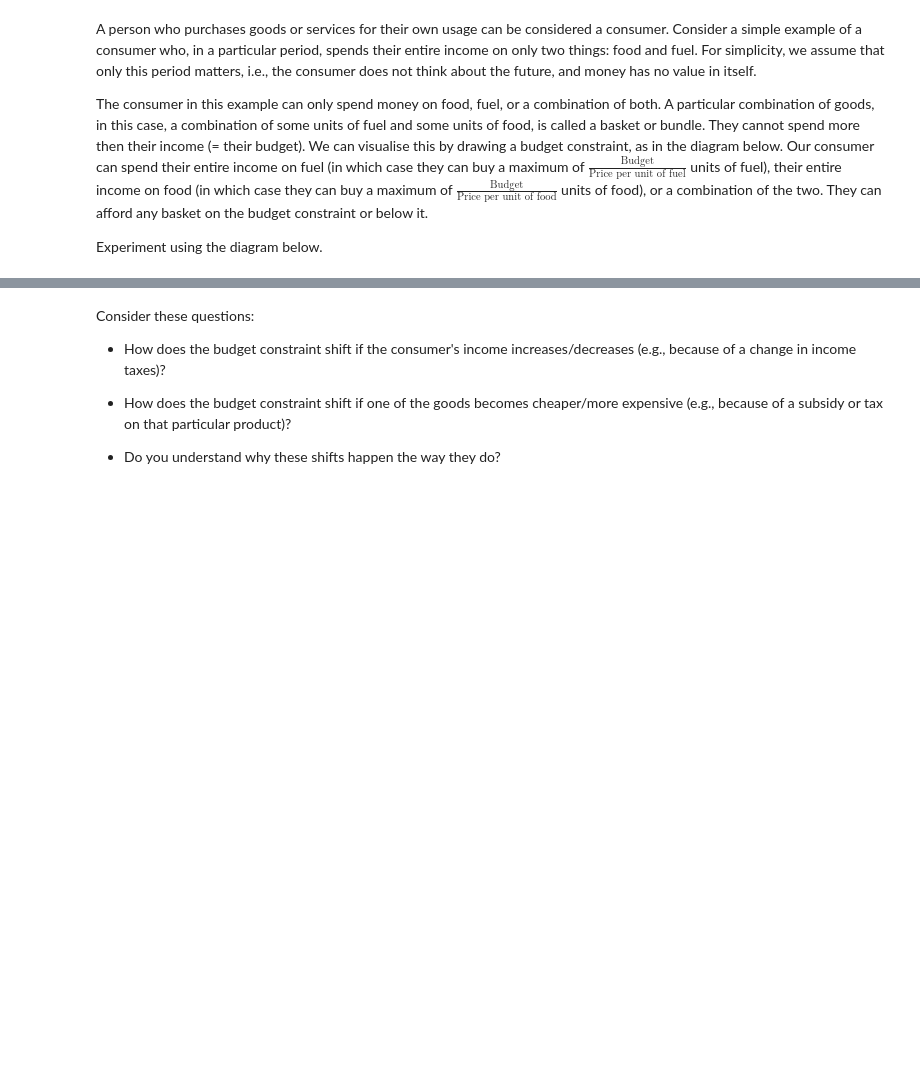
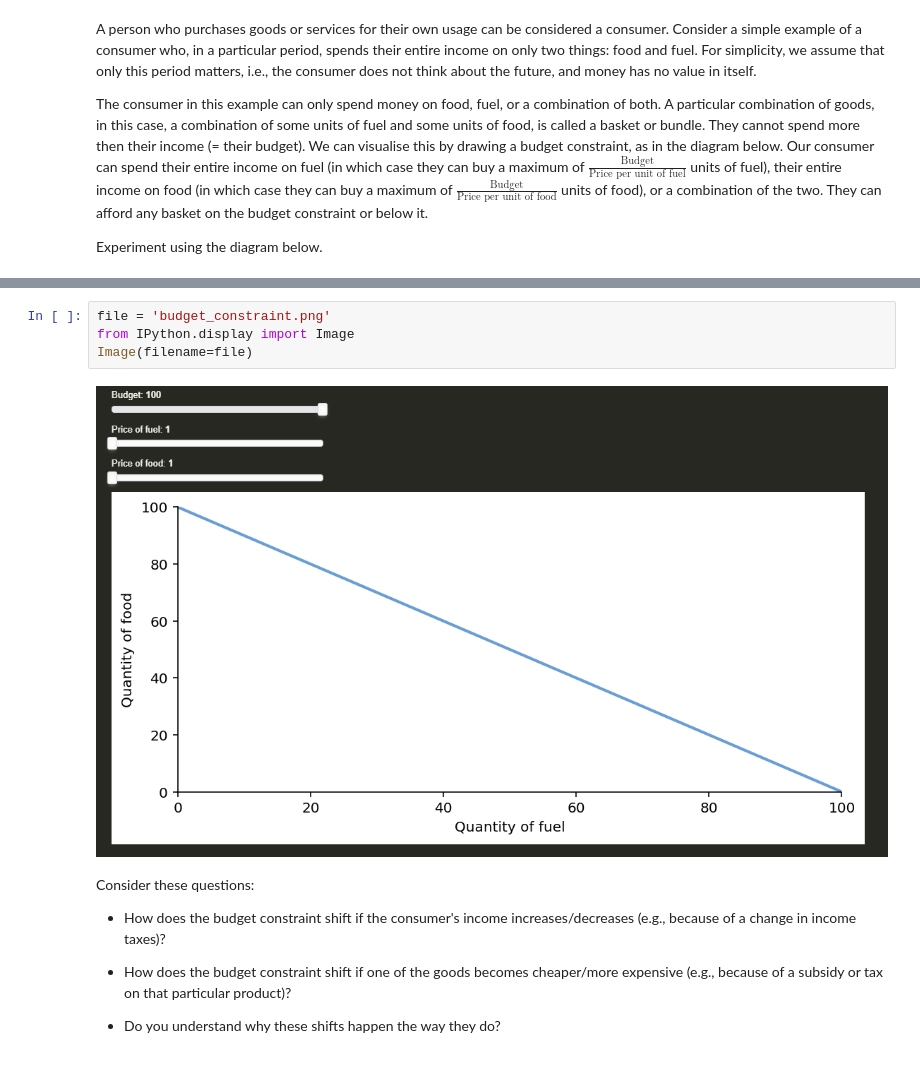
Before and after one commit to andrewlyden/EEE, a Jupyter notebook: Block1/consumer_theory.ipynb, the cells around one changed output, grey strips where cells are left out. Saved outputs shown, nothing was run; the diff lists cells and outputs as text; blank space fills up the shorter version.

```diff
--- a/Block1/consumer_theory.ipynb
+++ b/Block1/consumer_theory.ipynb
@@ -56,3 +54,9 @@ TypeError: unhashable type: 'Interactive'
+# %%
+file = 'budget_constraint.png'
+from IPython.display import Image
+Image(filename=file)
+# %% [output]
+[figure, added]
 # %% [markdown]
 Consider these questions:
 
```
Also changed, not shown: parts of 2 cells of this notebook, 5 other files.
